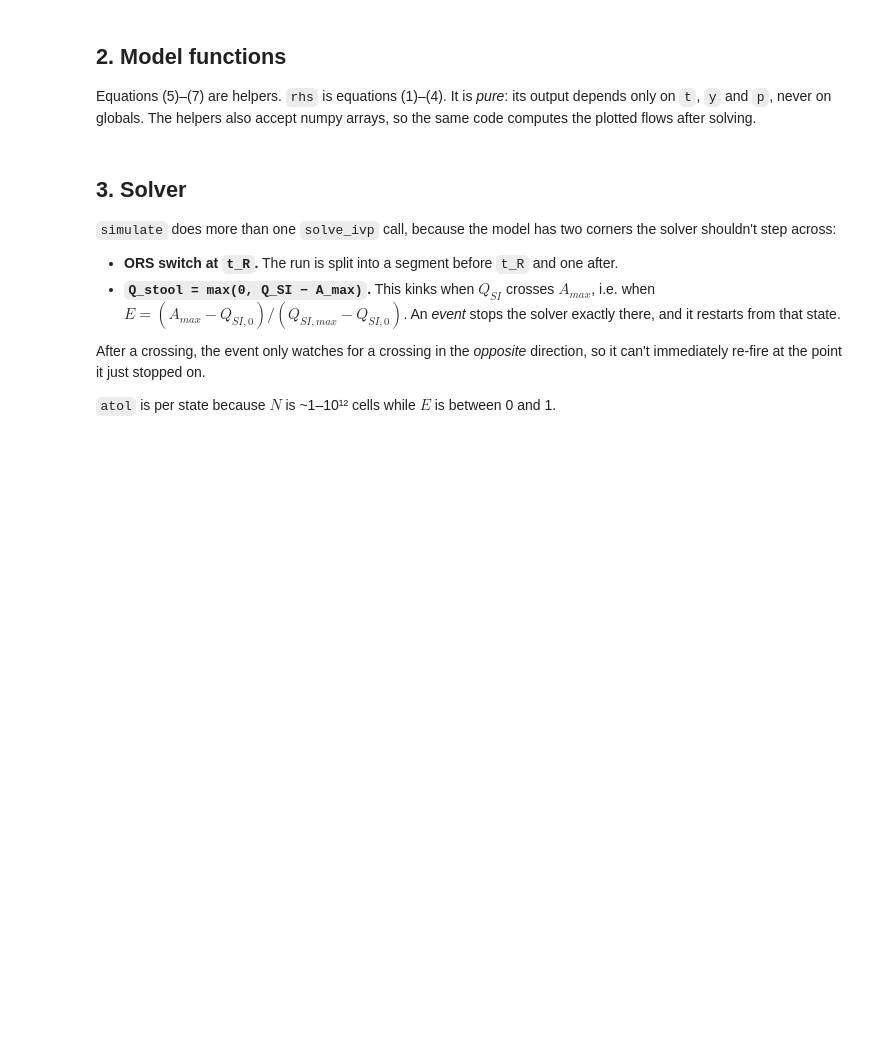
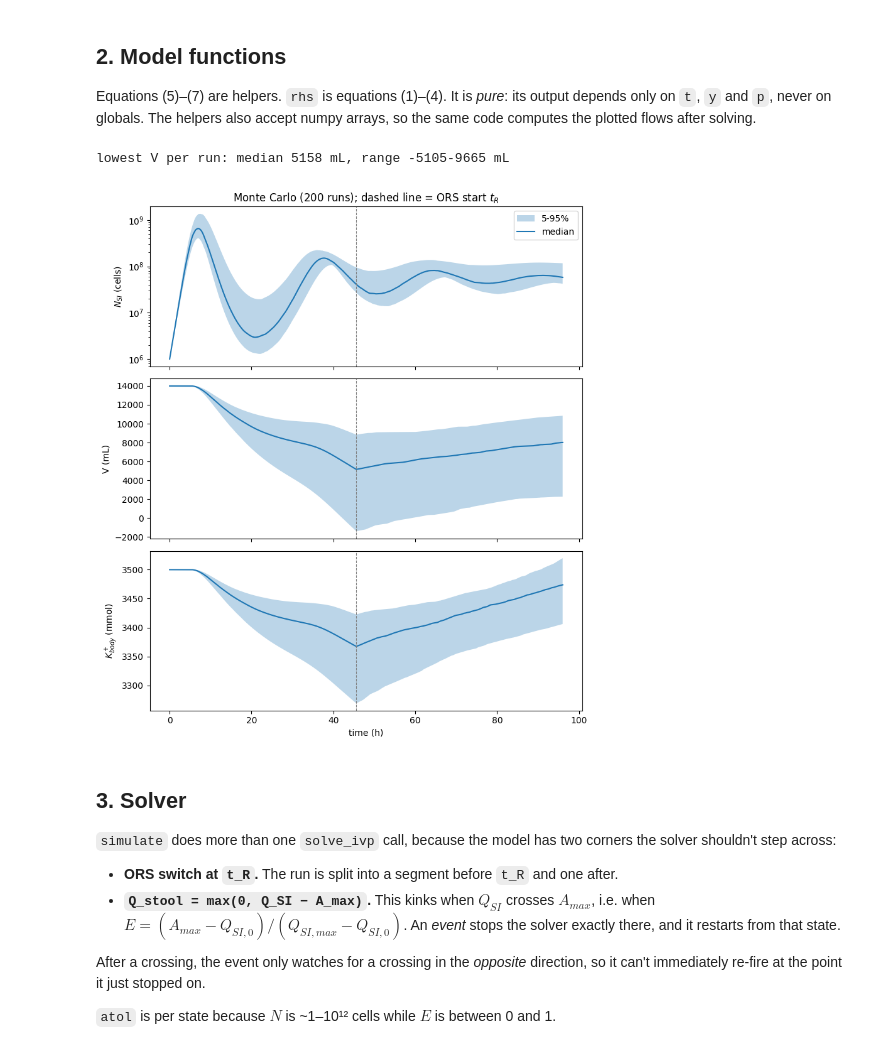
Before and after one commit to AlishaG15/PBL2_BME260, a Jupyter notebook: jakes_cholera_model.ipynb, the cells around one changed output. Saved outputs shown, nothing was run; the diff lists cells and outputs as text; code cells hidden in the pictures; blank space fills up the shorter version.

Commit message:
added montecarlo

```diff
--- a/jakes_cholera_model.ipynb
+++ b/jakes_cholera_model.ipynb
@@ -65,7 +65,7 @@ class Params:
     K0: float = 3500.0             # mmol     initial whole-body K+             Updated Eqns doc
 
     def __post_init__(self):
-        for name in ("f_planktonic", "eta", "f_cleared"):
+        for name in ("f_planktonic", "f_cleared"):
             if not 0.0 <= getattr(self, name) <= 1.0:
                 raise ValueError(f"{name} must be in [0, 1]")
         if not 0.0 <= self.eta <= 1.5:
@@ -128,6 +128,52 @@ def rhs(t, y, p):
     dV = ORS + p.r_liquid_intake - Q_stool - p.U_liquid                      # (3)
     dK = p.r_K_intake + p.c_K_ORS * ORS - p.c_K_stool * Q_stool - p.U_K      # (4)
     return [dN, dE, dV, dK]
+# %%
+# Monte Carlo: sample uncertain parameters, rerun the model, plot the spread
+rng = np.random.default_rng(seed=0)   # fixed seed so results are reproducible
+n_runs = 200
+t_end = 96.0
+t_common = np.linspace(0.0, t_end, 500)  # runs have different time points, so put all on one grid
+
+# Uniform ranges (low, high) for the parameters we're varying
+ranges = {
+    "k_imm": (0.0, 0.2),          # 1/h  Hubbard 2021 (Equations Sheet MC proposal)
+    "f_planktonic": (0.1, 0.2),   # -    Eq 1 sheet, 0.1-0.2
+    "eta": (1.0, 1.5),            # -    Harris 2012 target 1; Pulungsih 2006 measured 1.08-1.53
+    # "t_R": (low, high),         # h    TODO: range not decided yet
+    # "k_E_max": (low, high),     # 1/h  TODO: no literature value yet
+}
+
+samples, N_runs, V_runs, K_runs = [], [], [], []
+for _ in range(n_runs):
+    draw = {name: rng.uniform(lo, hi) for name, (lo, hi) in ranges.items()}
+    r = simulate(p.with_(**draw), t_end=t_end)
+    samples.append(draw)
+    N_runs.append(np.interp(t_common, r.t, r.N_SI))
+    V_runs.append(np.interp(t_common, r.t, r.V))
+    K_runs.append(np.interp(t_common, r.t, r.K))
+
+N_runs, V_runs, K_runs = np.array(N_runs), np.array(V_runs), np.array(K_runs)
+
+fig, axs = plt.subplots(3, 1, figsize=(8, 9), sharex=True)
+for ax, runs, label in zip(axs, (N_runs, V_runs, K_runs),
+                           (r"$N_{SI}$ (cells)", "V (mL)", r"$K^+_{body}$ (mmol)")):
+    lo, med, hi = np.percentile(runs, [5, 50, 95], axis=0)
+    ax.fill_between(t_common, lo, hi, alpha=0.3, label="5-95%")
+    ax.plot(t_common, med, label="median")
+    ax.axvline(p.t_R, color="gray", ls="--", lw=0.8)
+    ax.set_ylabel(label)
+axs[0].set_yscale("log")
+axs[0].legend(loc="upper right")
+axs[0].set_title(f"Monte Carlo ({n_runs} runs); dashed line = ORS start $t_R$")
+axs[-1].set_xlabel("time (h)")
+fig.tight_layout()
+
+V_min = V_runs.min(axis=1)
+print(f"lowest V per run: median {np.median(V_min):.0f} mL, range {V_min.min():.0f}-{V_min.max():.0f} mL")
+# %% [output]
+lowest V per run: median 5158 mL, range -5105-9665 mL
+[figure, added]
 # %% [markdown]
 ## 3. Solver
 
```
Also changed, not shown: parts of 1 cell of this notebook.
